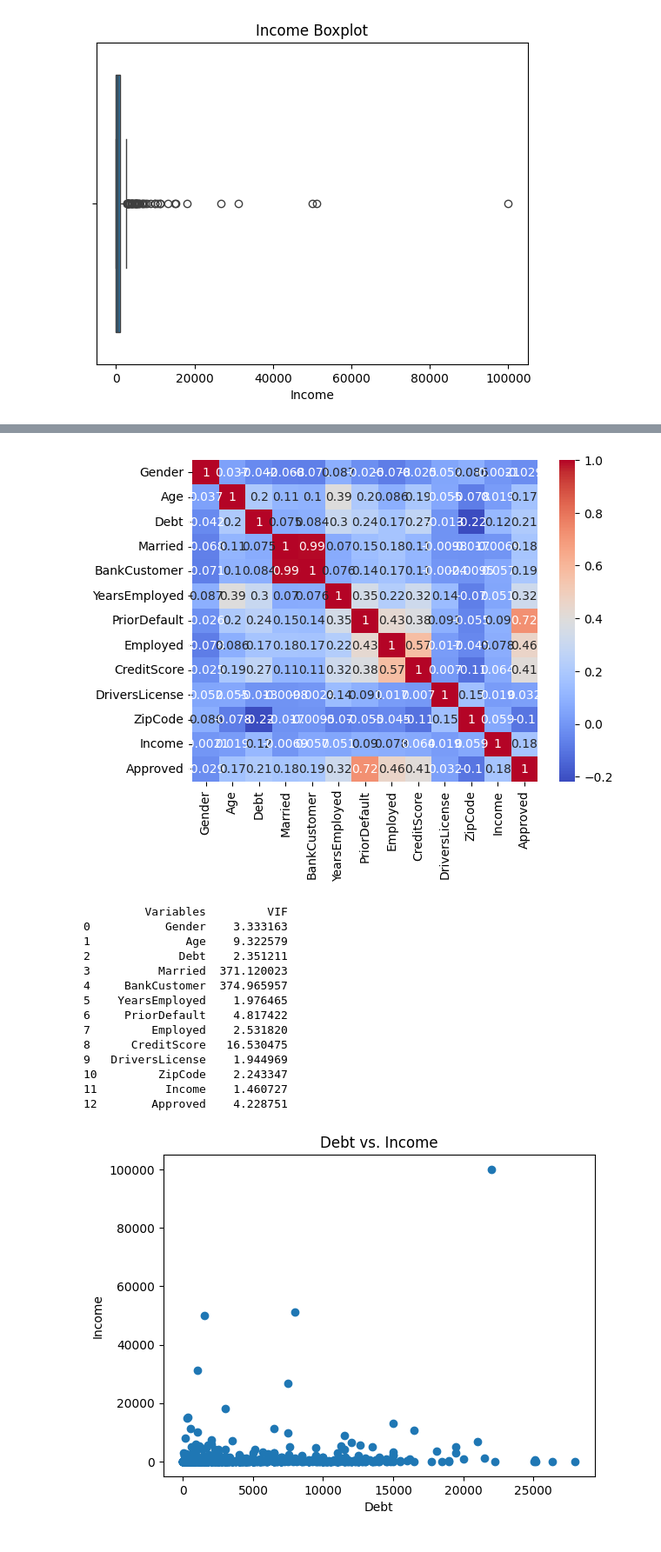
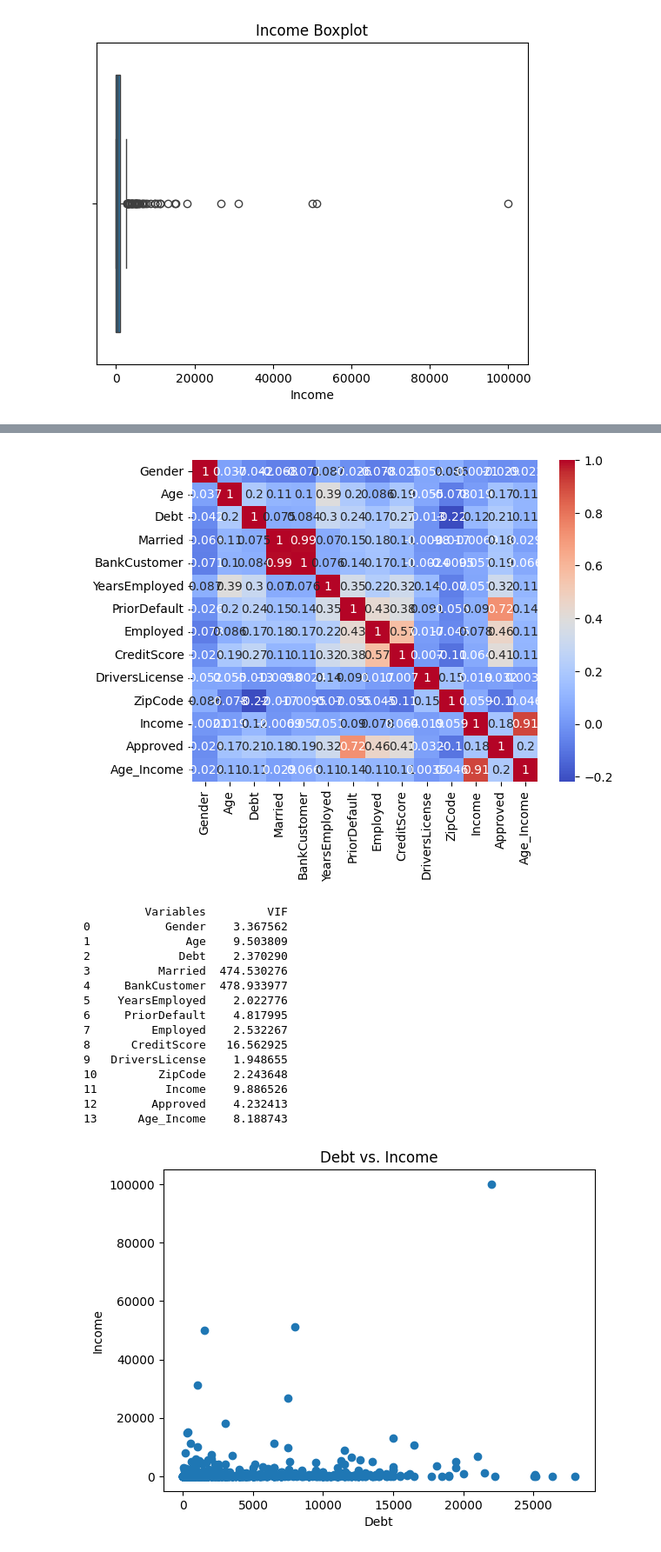
Before and after one commit to dtrejo21/stats-final-project, a Jupyter notebook: FinalProject.ipynb, the cells around one changed output, grey strips where cells are left out. Shown at 87% size. Cells and saved outputs as stored; diff of their text form; code cells hidden in the pictures.

```diff
--- a/FinalProject.ipynb
+++ b/FinalProject.ipynb
@@ -120,37 +110,41 @@ plt.show()
 # %%
 # Numeric columns from the DataFrame
 numeric_df = cleanData.select_dtypes(include='number')
+
+# Create an interaction term between 'Age' and 'Income'
+numeric_df['Age_Income'] = numeric_df['Age'] * numeric_df['Income']
 
 # Correlation matrix
 correlation_matrix = numeric_df.corr()
 
 # Heatmap of the correlation matrix
 sns.heatmap(correlation_matrix, annot=True, cmap='coolwarm')
 
 plt.show()
 
 # VIF
 VIF = pd.DataFrame()
 VIF["Variables"] = numeric_df.columns
 VIF["VIF"] = [variance_inflation_factor(numeric_df.values, i) for i in range(numeric_df.shape[1])]
 
 print(VIF)
 # %% [output]
-[figure, old version]
+[figure, new version]
          Variables         VIF
-0           Gender    3.333163
-1              Age    9.322579
-2             Debt    2.351211
-3          Married  371.120023
-4     BankCustomer  374.965957
-5    YearsEmployed    1.976465
-6     PriorDefault    4.817422
-7         Employed    2.531820
-8      CreditScore   16.530475
-9   DriversLicense    1.944969
-10         ZipCode    2.243347
-11          Income    1.460727
-12        Approved    4.228751
+0           Gender    3.367562
+1              Age    9.503809
+2             Debt    2.370290
+3          Married  474.530276
+4     BankCustomer  478.933977
+5    YearsEmployed    2.022776
+6     PriorDefault    4.817995
+7         Employed    2.532267
+8      CreditScore   16.562925
+9   DriversLicense    1.948655
+10         ZipCode    2.243648
+11          Income    9.886526
+12        Approved    4.232413
+13      Age_Income    8.188743
 # %%
 # Scatter plot for Debt and Income
 plt.scatter(cleanData['Debt'], cleanData['Income'])
```
Also changed, not shown: parts of 9 cells of this notebook.
